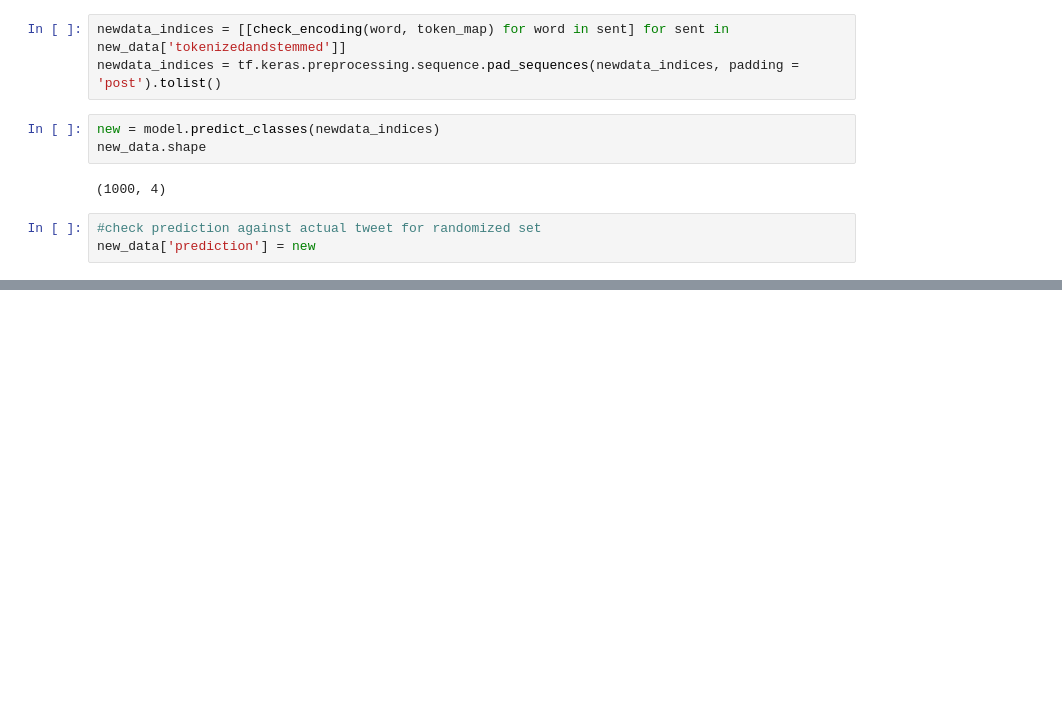
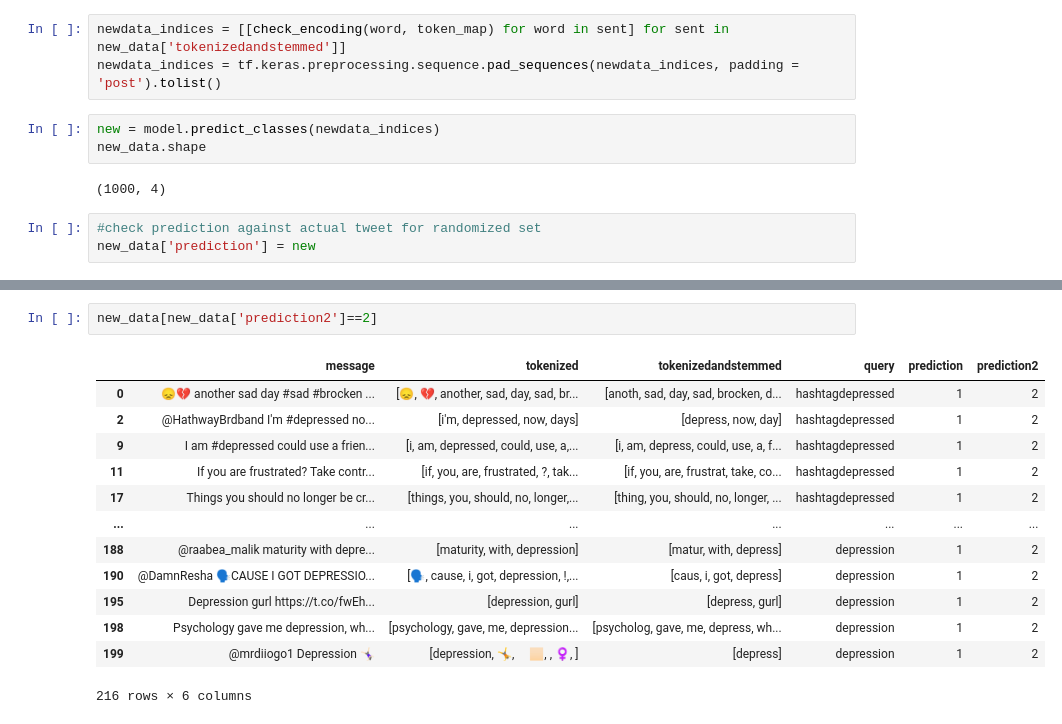
Before and after one commit to kstrickland680/DepressionSentimentalAnalysis, a Jupyter notebook: DepressionTweets.ipynb, the cells around one changed output, grey strips where cells are left out. Saved outputs shown, nothing was run; the diff lists cells and outputs as text; blank space fills up the shorter version.

```diff
--- a/DepressionTweets.ipynb
+++ b/DepressionTweets.ipynb
@@ -820,0 +1215,16 @@ randomsample.head(20)
+# %%
+new_data[new_data['prediction2']==2]
+# %% [output]
+|  | message | tokenized | tokenizedandstemmed | query | prediction | prediction2 |
+| 0 | 😞💔 another sad day #sad #brocken ... | [😞, 💔, another, sad, day, sad, br... | [anoth, sad, day, sad, brocken, d... | hashtagdepressed | 1 | 2 |
+| 2 | @HathwayBrdband I'm #depressed no... | [i'm, depressed, now, days] | [depress, now, day] | hashtagdepressed | 1 | 2 |
+| 9 | I am #depressed could use a frien... | [i, am, depressed, could, use, a,... | [i, am, depress, could, use, a, f... | hashtagdepressed | 1 | 2 |
+| 11 | If you are frustrated? Take contr... | [if, you, are, frustrated, ?, tak... | [if, you, are, frustrat, take, co... | hashtagdepressed | 1 | 2 |
+| 17 | Things you should no longer be cr... | [things, you, should, no, longer,... | [thing, you, should, no, longer, ... | hashtagdepressed | 1 | 2 |
+| ... | ... | ... | ... | ... | ... | ... |
+| 188 | @raabea_malik maturity with depre... | [maturity, with, depression] | [matur, with, depress] | depression | 1 | 2 |
+| 190 | @DamnResha 🗣CAUSE I GOT DEPRESSIO... | [🗣, cause, i, got, depression, !,... | [caus, i, got, depress] | depression | 1 | 2 |
+| 195 | Depression gurl https://t.co/fwEh... | [depression, gurl] | [depress, gurl] | depression | 1 | 2 |
+| 198 | Psychology gave me depression, wh... | [psychology, gave, me, depression... | [psycholog, gave, me, depress, wh... | depression | 1 | 2 |
+| 199 | @mrdiiogo1 Depression 🤸🏻‍♀️ | [depression, 🤸, 🏻, ‍, ♀, ️] | [depress] | depression | 1 | 2 |
+216 rows × 6 columns
```
Also changed, not shown: parts of 64 cells of this notebook.
